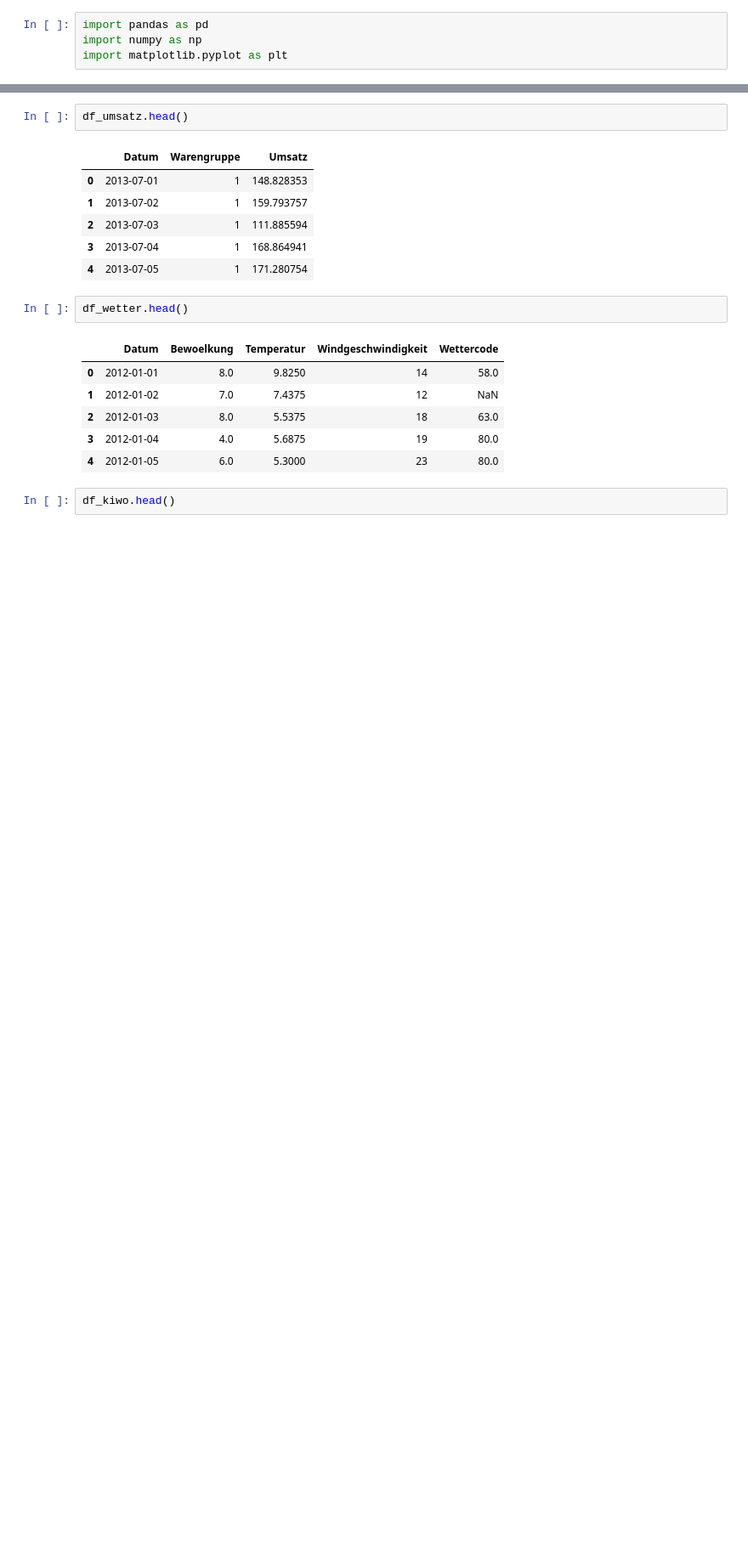
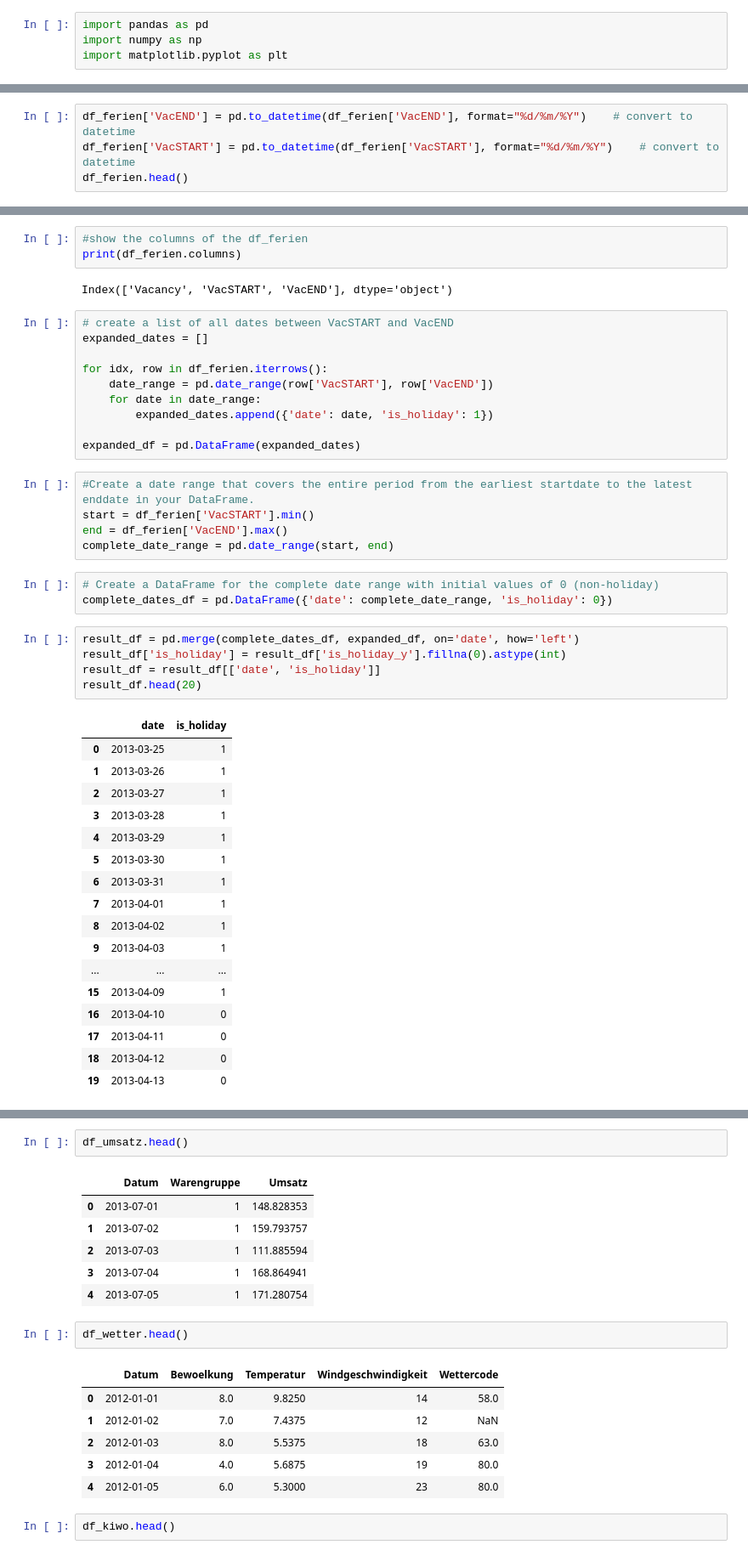
Before and after one commit to AHennke/OC-Course, a Jupyter notebook: team_task_data_explo.ipynb, the cells around one changed output, grey strips where cells are left out. Shown at 85% size. Saved outputs shown, nothing was run; the diff lists cells and outputs as text; blank space fills up the shorter version.

Commit message:
skript with holidays

```diff
--- a/team_task_data_explo.ipynb
+++ b/team_task_data_explo.ipynb
@@ -12,0 +42,4 @@ df_kiwo = pd.read_csv(csv_kiwo)
+# %%
+df_ferien['VacEND'] = pd.to_datetime(df_ferien['VacEND'], format="%d/%m/%Y")    # convert to datetime
+df_ferien['VacSTART'] = pd.to_datetime(df_ferien['VacSTART'], format="%d/%m/%Y")    # convert to datetime
+df_ferien.head()
@@ -12,0 +53,46 @@ df_kiwo = pd.read_csv(csv_kiwo)
+# %%
+#show the columns of the df_ferien
+print(df_ferien.columns)
+# %% [output]
+Index(['Vacancy', 'VacSTART', 'VacEND'], dtype='object')
+# %%
+# create a list of all dates between VacSTART and VacEND
+expanded_dates = []
+
+for idx, row in df_ferien.iterrows():
+    date_range = pd.date_range(row['VacSTART'], row['VacEND'])
+    for date in date_range:
+        expanded_dates.append({'date': date, 'is_holiday': 1})
+
+expanded_df = pd.DataFrame(expanded_dates)
+# %%
+#Create a date range that covers the entire period from the earliest startdate to the latest enddate in your DataFrame.
+start = df_ferien['VacSTART'].min()
+end = df_ferien['VacEND'].max()
+complete_date_range = pd.date_range(start, end)
+# %%
+# Create a DataFrame for the complete date range with initial values of 0 (non-holiday)
+complete_dates_df = pd.DataFrame({'date': complete_date_range, 'is_holiday': 0})
+# %%
+result_df = pd.merge(complete_dates_df, expanded_df, on='date', how='left')
+result_df['is_holiday'] = result_df['is_holiday_y'].fillna(0).astype(int)
+result_df = result_df[['date', 'is_holiday']]
+result_df.head(20)
+# %% [output]
+|  | date | is_holiday |
+| 0 | 2013-03-25 | 1 |
+| 1 | 2013-03-26 | 1 |
+| 2 | 2013-03-27 | 1 |
+| 3 | 2013-03-28 | 1 |
+| 4 | 2013-03-29 | 1 |
+| 5 | 2013-03-30 | 1 |
+| 6 | 2013-03-31 | 1 |
+| 7 | 2013-04-01 | 1 |
+| 8 | 2013-04-02 | 1 |
+| 9 | 2013-04-03 | 1 |
+| ... | ... | ... |
+| 15 | 2013-04-09 | 1 |
+| 16 | 2013-04-10 | 0 |
+| 17 | 2013-04-11 | 0 |
+| 18 | 2013-04-12 | 0 |
+| 19 | 2013-04-13 | 0 |
```
Also changed, not shown: parts of 11 cells of this notebook.
